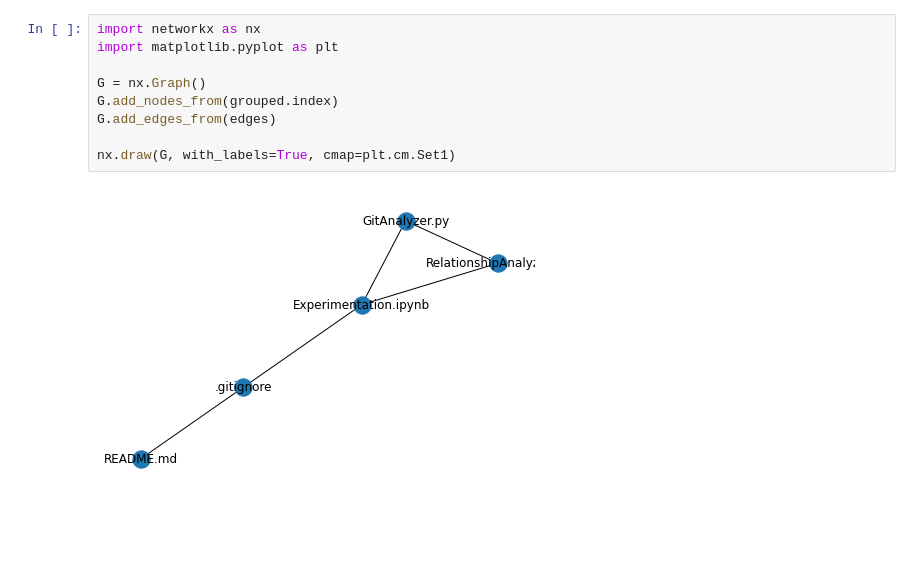
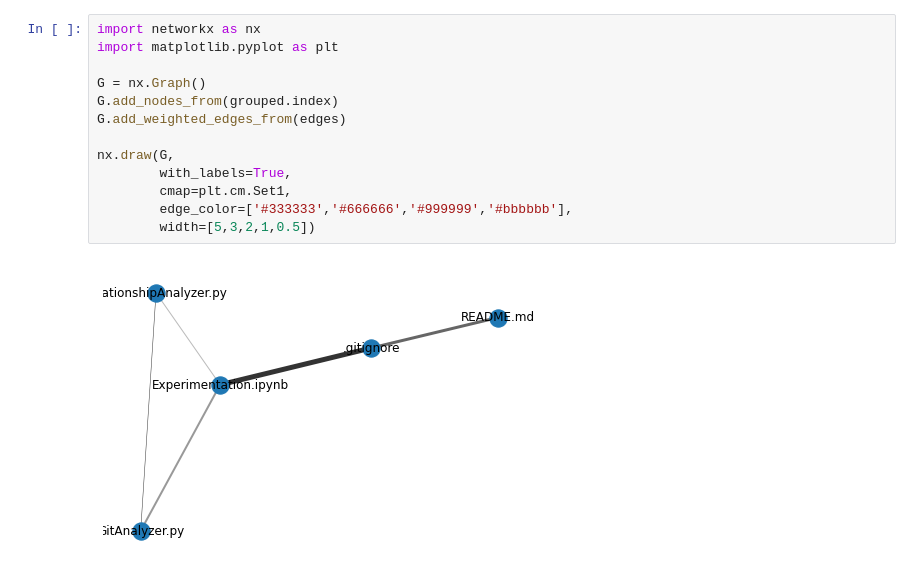
Before and after one commit to IntegerMan/GitVisualizer, a Jupyter notebook: Experimentation.ipynb, the cells around one changed output. Saved outputs shown, nothing was run; the diff lists cells and outputs as text; blank space fills up the shorter version.

```diff
--- a/Experimentation.ipynb
+++ b/Experimentation.ipynb
@@ -93,11 +92,15 @@ edges
 # %%
 import networkx as nx
 import matplotlib.pyplot as plt
 
 G = nx.Graph()
 G.add_nodes_from(grouped.index)
-G.add_edges_from(edges)
+G.add_weighted_edges_from(edges)
 
-nx.draw(G, with_labels=True, cmap=plt.cm.Set1)
+nx.draw(G,
+        with_labels=True,
+        cmap=plt.cm.Set1,
+        edge_color=['#333333','#666666','#999999','#bbbbbb'],
+        width=[5,3,2,1,0.5])
 # %% [output]
-[figure, old version]
+[figure, new version]
```
Also changed, not shown: parts of 5 cells of this notebook, 1 other file.
